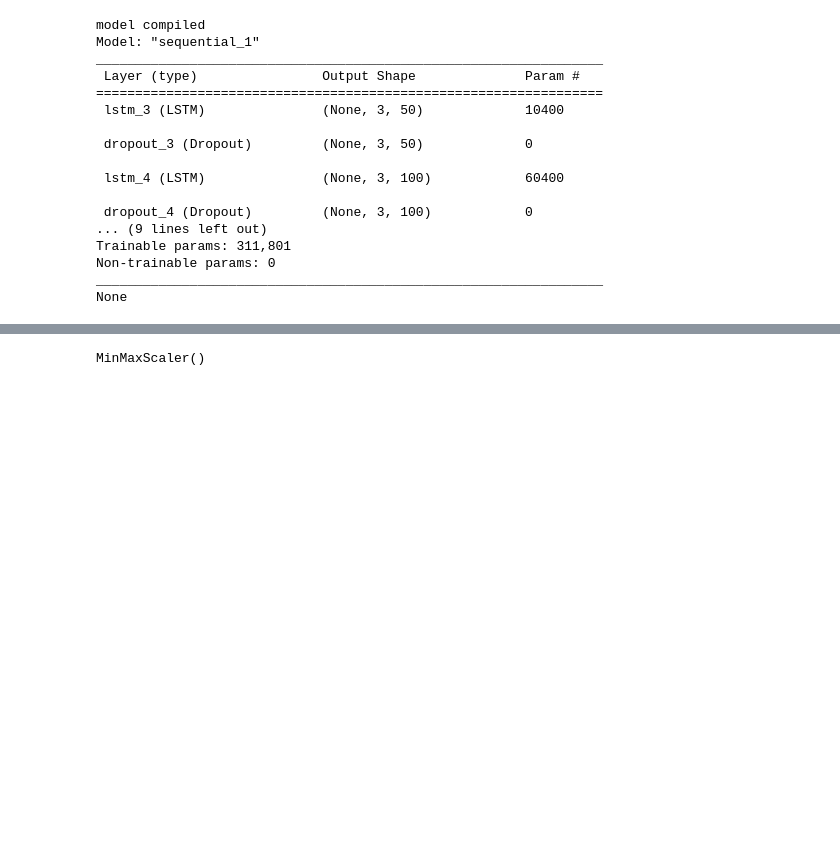
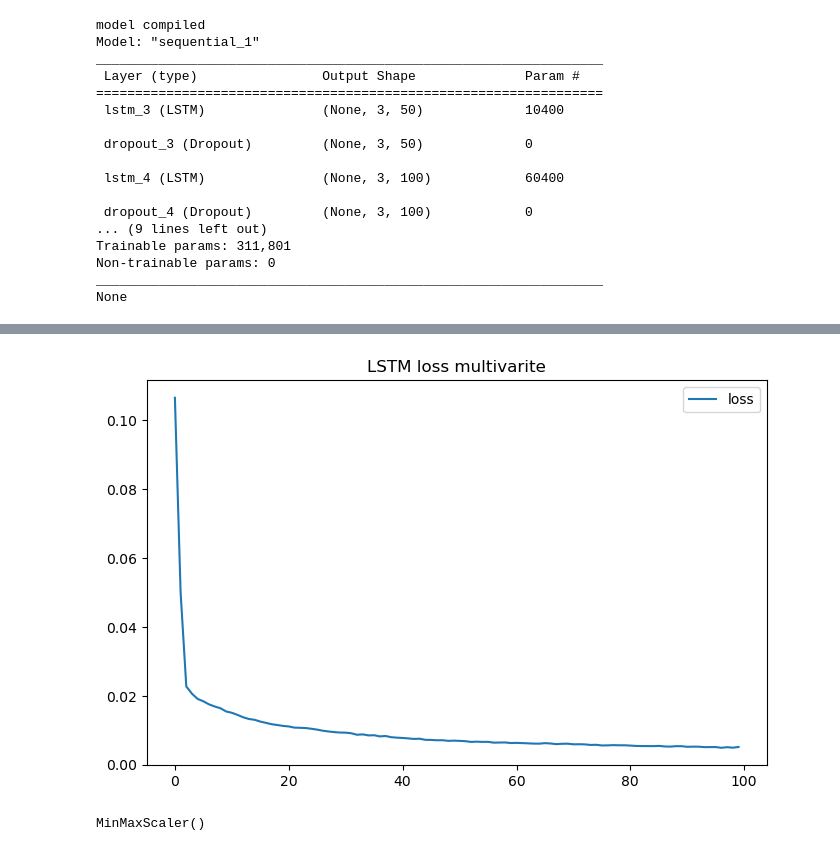
Before and after one commit to maxbranting/gold-forecast, a Jupyter notebook: Models/Price/LSTM.ipynb, the cells around one changed output, grey strips where cells are left out. Cells and saved outputs as stored; diff of their text form; code cells hidden in the pictures; blank space fills up the shorter version.

```diff
--- a/Models/Price/LSTM.ipynb
+++ b/Models/Price/LSTM.ipynb
@@ -322,3 +332,9 @@ Epoch 100/100
+# %%
+pd.DataFrame(history.history).plot(figsize=(8,5))
+plt.title('LSTM loss multivarite')
+plt.show()
+# %% [output]
+[figure, added]
 # %%
 sctsx = MinMaxScaler(feature_range=(0,1))
 sctsx.fit(X_test)
```
Also changed, not shown: parts of 16 cells of this notebook, 5 other files.
